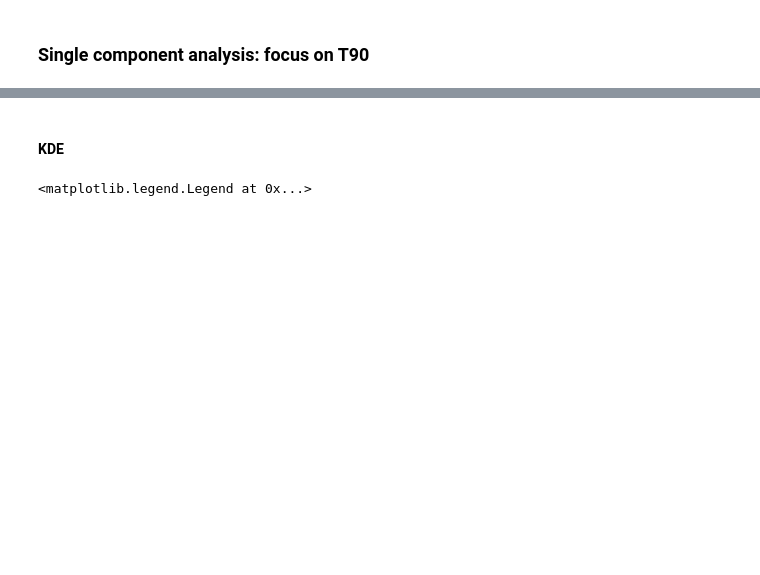
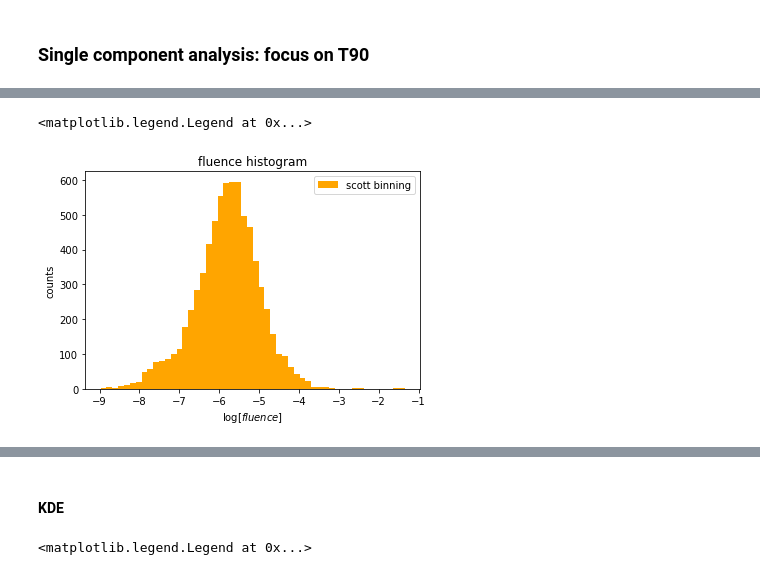
Before and after one commit to ludovicobizzarri/astrostatistics_bicocca_2024, a Jupyter notebook: working/Lesson 14/Gamma Ray Burst.ipynb, the cells around one changed output, grey strips where cells are left out. Saved outputs shown, nothing was run; the diff lists cells and outputs as text; code cells hidden in the pictures; blank space fills up the shorter version.

```diff
--- a/working/Lesson 14/Gamma Ray Burst.ipynb
+++ b/working/Lesson 14/Gamma Ray Burst.ipynb
@@ -126,0 +137,10 @@ plt.legend()
+# %%
+binning = 'scott'
+_ = fancyhist(fluence_use,bins=binning,label=binning+' binning',color='orange')
+plt.title('fluence histogram')
+plt.xlabel(r'$\log{[fluence]}$')
+plt.ylabel('counts')
+plt.legend()
+# %% [output]
+<matplotlib.legend.Legend at 0x...>
+[figure, added]
```
Also changed, not shown: parts of 28 cells of this notebook.
